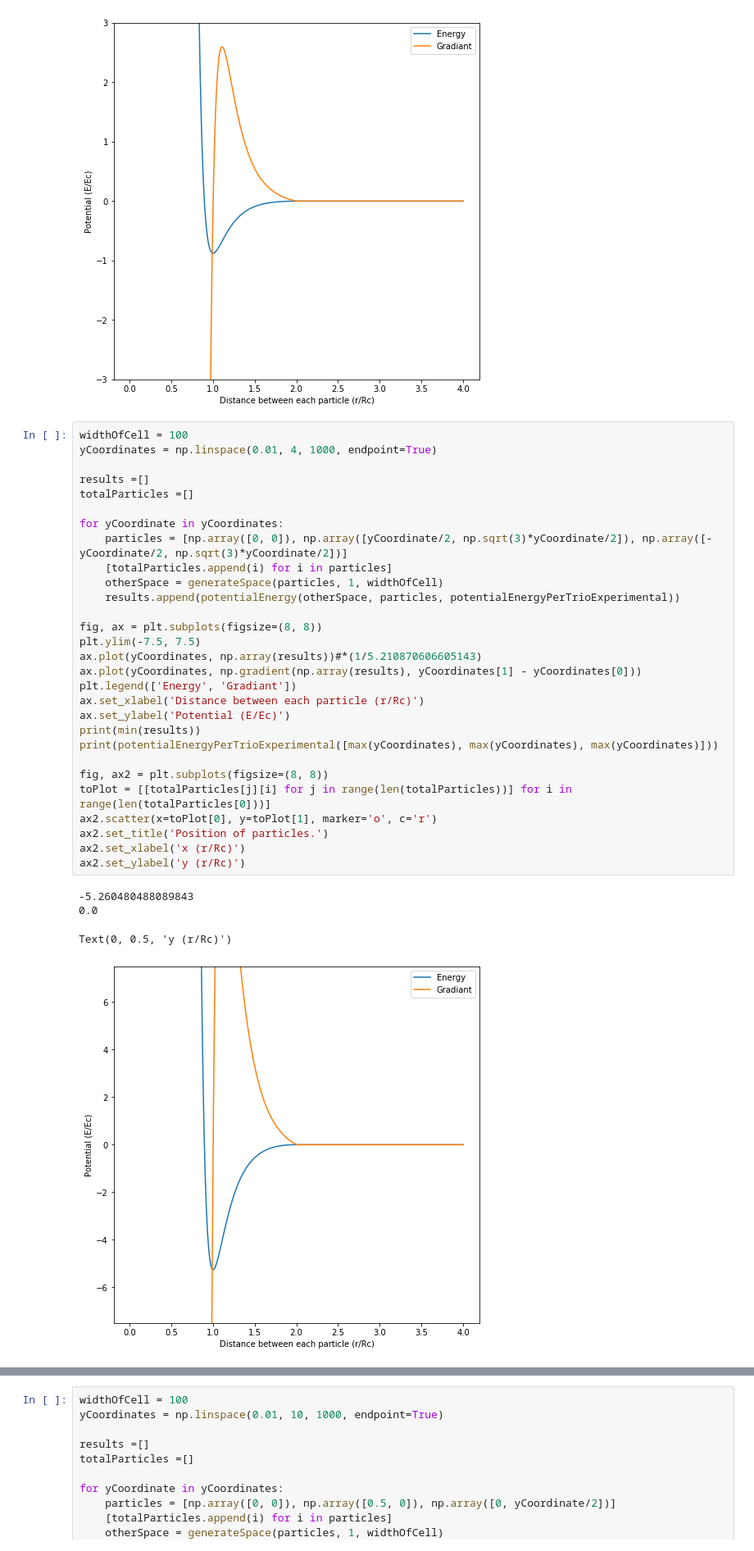
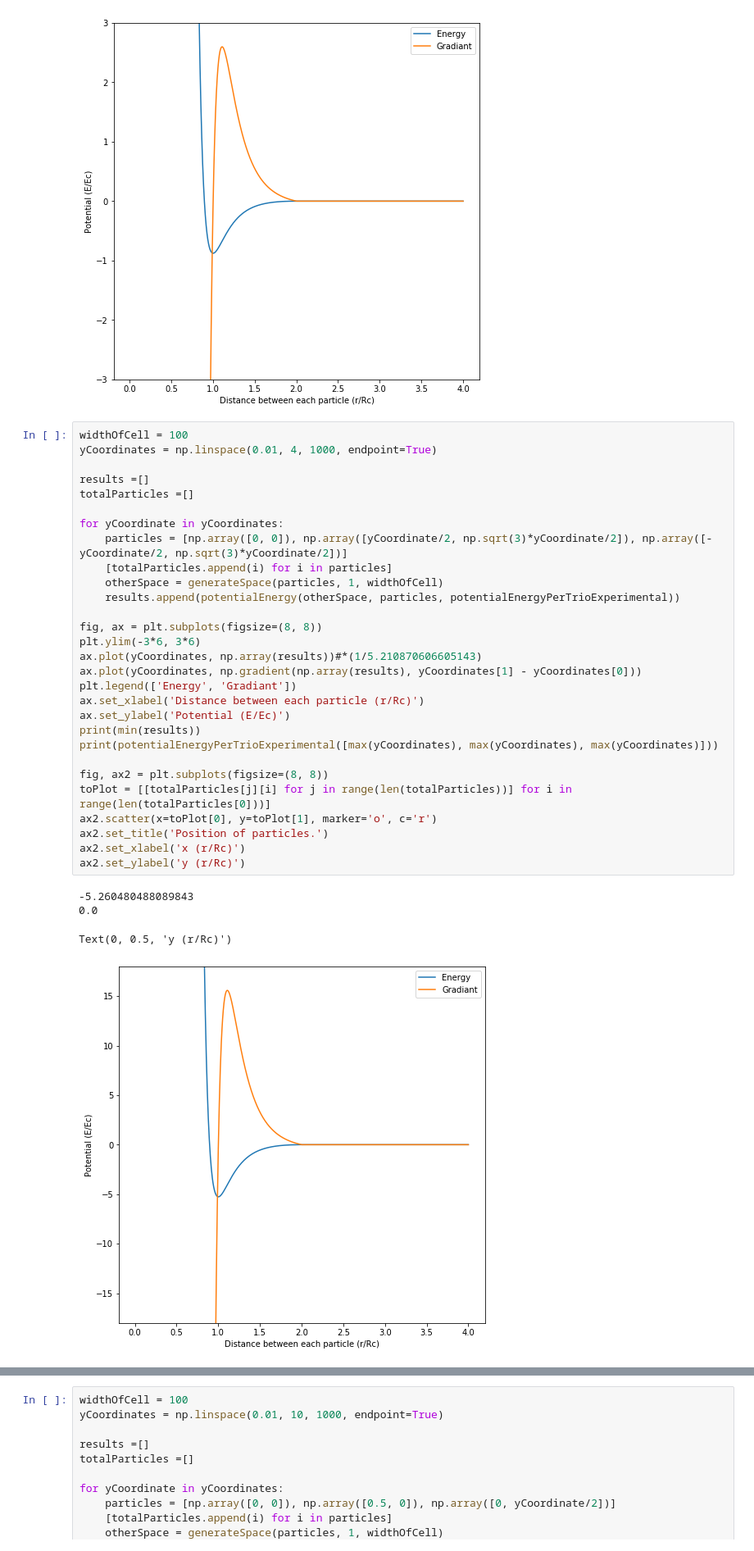
Before and after one commit to TimHeiszwolf/Quantum_energy_ML, a Jupyter notebook: TestingPotentialEnergyModifiedLennardJones.ipynb, the cells around one changed output, grey strips where cells are left out. Shown at 82% size. Drawn from its saved outputs; the diff is of its cells as text.

```diff
--- a/TestingPotentialEnergyModifiedLennardJones.ipynb
+++ b/TestingPotentialEnergyModifiedLennardJones.ipynb
@@ -126,35 +138,35 @@ widthOfCell = 100
 yCoordinates = np.linspace(0.01, 4, 1000, endpoint=True)
 
 results =[]
 totalParticles =[]
 
 for yCoordinate in yCoordinates:
     particles = [np.array([0, 0]), np.array([yCoordinate/2, np.sqrt(3)*yCoordinate/2]), np.array([-yCoordinate/2, np.sqrt(3)*yCoordinate/2])]
     [totalParticles.append(i) for i in particles]
     otherSpace = generateSpace(particles, 1, widthOfCell)
     results.append(potentialEnergy(otherSpace, particles, potentialEnergyPerTrioExperimental))
 
 fig, ax = plt.subplots(figsize=(8, 8))
-plt.ylim(-7.5, 7.5)
+plt.ylim(-3*6, 3*6)
 ax.plot(yCoordinates, np.array(results))#*(1/5.210870606605143)
 ax.plot(yCoordinates, np.gradient(np.array(results), yCoordinates[1] - yCoordinates[0]))
 plt.legend(['Energy', 'Gradiant'])
 ax.set_xlabel('Distance between each particle (r/Rc)')
 ax.set_ylabel('Potential (E/Ec)')
 print(min(results))
 print(potentialEnergyPerTrioExperimental([max(yCoordinates), max(yCoordinates), max(yCoordinates)]))
 
 fig, ax2 = plt.subplots(figsize=(8, 8))
 toPlot = [[totalParticles[j][i] for j in range(len(totalParticles))] for i in range(len(totalParticles[0]))]
 ax2.scatter(x=toPlot[0], y=toPlot[1], marker='o', c='r')
 ax2.set_title('Position of particles.')
 ax2.set_xlabel('x (r/Rc)')
 ax2.set_ylabel('y (r/Rc)')
 # %% [output]
 -5.260480488089843
 0.0
 Text(0, 0.5, 'y (r/Rc)')
-[figure, old version]
+[figure, new version]
 [figure]
 # %%
 widthOfCell = 100
```
Also changed, not shown: parts of 11 cells of this notebook, 6 other files.
